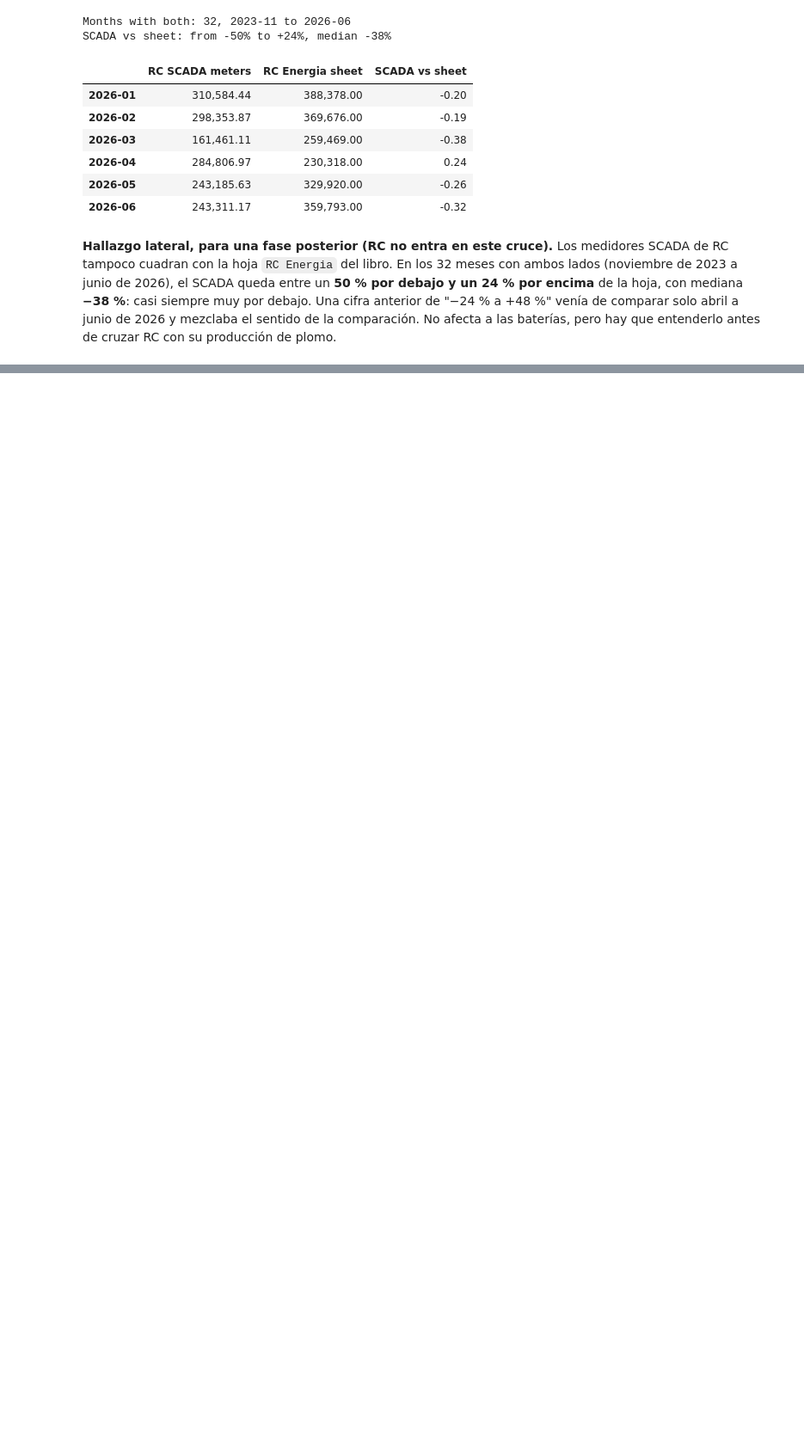
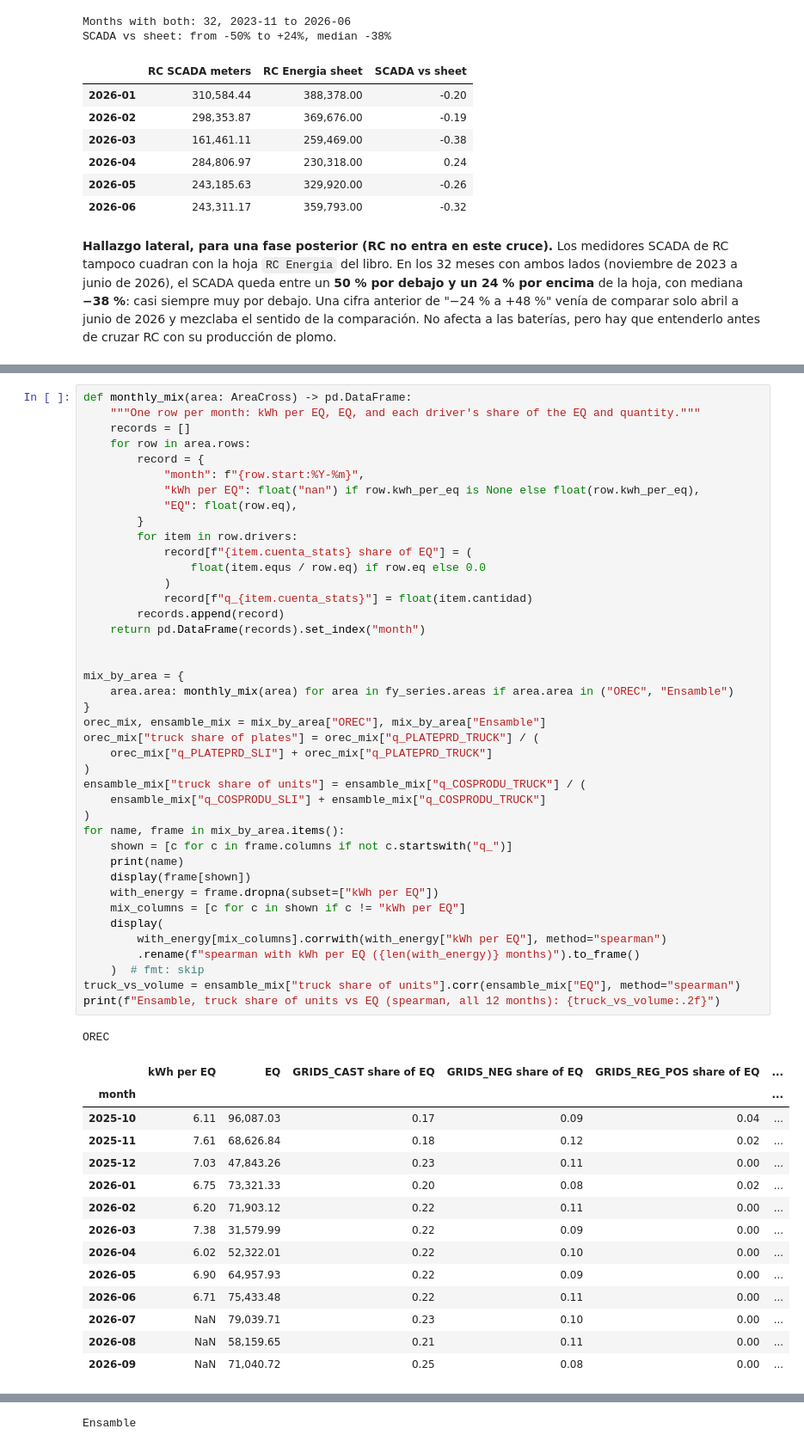
Before and after one commit to juanpablocarrillohortua/clarios_app, a Jupyter notebook: notebooks/eda_cruce_herramienta.ipynb, the cells around one changed output, grey strips where cells are left out. Shown at 86% size. Cells and saved outputs as stored; diff of their text form; blank space fills up the shorter version.

```diff
--- a/notebooks/eda_cruce_herramienta.ipynb
+++ b/notebooks/eda_cruce_herramienta.ipynb
@@ -885,0 +1115,57 @@ las baterías, pero hay que entenderlo antes de cruzar RC con su producción de
+# %%
+def monthly_mix(area: AreaCross) -> pd.DataFrame:
+    """One row per month: kWh per EQ, EQ, and each driver's share of the EQ and quantity."""
+    records = []
+    for row in area.rows:
+        record = {
+            "month": f"{row.start:%Y-%m}",
+            "kWh per EQ": float("nan") if row.kwh_per_eq is None else float(row.kwh_per_eq),
+            "EQ": float(row.eq),
+        }
+        for item in row.drivers:
+            record[f"{item.cuenta_stats} share of EQ"] = (
+                float(item.equs / row.eq) if row.eq else 0.0
+            )
+            record[f"q_{item.cuenta_stats}"] = float(item.cantidad)
+        records.append(record)
+    return pd.DataFrame(records).set_index("month")
+
+
+mix_by_area = {
+    area.area: monthly_mix(area) for area in fy_series.areas if area.area in ("OREC", "Ensamble")
+}
+orec_mix, ensamble_mix = mix_by_area["OREC"], mix_by_area["Ensamble"]
+orec_mix["truck share of plates"] = orec_mix["q_PLATEPRD_TRUCK"] / (
+    orec_mix["q_PLATEPRD_SLI"] + orec_mix["q_PLATEPRD_TRUCK"]
+)
+ensamble_mix["truck share of units"] = ensamble_mix["q_COSPRODU_TRUCK"] / (
+    ensamble_mix["q_COSPRODU_SLI"] + ensamble_mix["q_COSPRODU_TRUCK"]
+)
+for name, frame in mix_by_area.items():
+    shown = [c for c in frame.columns if not c.startswith("q_")]
+    print(name)
+    display(frame[shown])
+    with_energy = frame.dropna(subset=["kWh per EQ"])
+    mix_columns = [c for c in shown if c != "kWh per EQ"]
+    display(
+        with_energy[mix_columns].corrwith(with_energy["kWh per EQ"], method="spearman")
+        .rename(f"spearman with kWh per EQ ({len(with_energy)} months)").to_frame()
+    )  # fmt: skip
+truck_vs_volume = ensamble_mix["truck share of units"].corr(ensamble_mix["EQ"], method="spearman")
+print(f"Ensamble, truck share of units vs EQ (spearman, all 12 months): {truck_vs_volume:.2f}")
+# %% [output]
+OREC
+|  | kWh per EQ | EQ | GRIDS_CAST share of EQ | GRIDS_NEG share of EQ | GRIDS_REG_POS share of EQ | ... |
+| month |  |  |  |  |  | ... |
+| 2025-10 | 6.11 | 96,087.03 | 0.17 | 0.09 | 0.04 | ... |
+| 2025-11 | 7.61 | 68,626.84 | 0.18 | 0.12 | 0.02 | ... |
+| 2025-12 | 7.03 | 47,843.26 | 0.23 | 0.11 | 0.00 | ... |
+| 2026-01 | 6.75 | 73,321.33 | 0.20 | 0.08 | 0.02 | ... |
+| 2026-02 | 6.20 | 71,903.12 | 0.22 | 0.11 | 0.00 | ... |
+| 2026-03 | 7.38 | 31,579.99 | 0.22 | 0.09 | 0.00 | ... |
+| 2026-04 | 6.02 | 52,322.01 | 0.22 | 0.10 | 0.00 | ... |
+| 2026-05 | 6.90 | 64,957.93 | 0.22 | 0.09 | 0.00 | ... |
+| 2026-06 | 6.71 | 75,433.48 | 0.22 | 0.11 | 0.00 | ... |
+| 2026-07 | NaN | 79,039.71 | 0.23 | 0.10 | 0.00 | ... |
+| 2026-08 | NaN | 58,159.65 | 0.21 | 0.11 | 0.00 | ... |
+| 2026-09 | NaN | 71,040.72 | 0.25 | 0.08 | 0.00 | ... |
@@ -885,0 +1181 @@ las baterías, pero hay que entenderlo antes de cruzar RC con su producción de
+Ensamble
```
Also changed, not shown: parts of 18 cells of this notebook.
